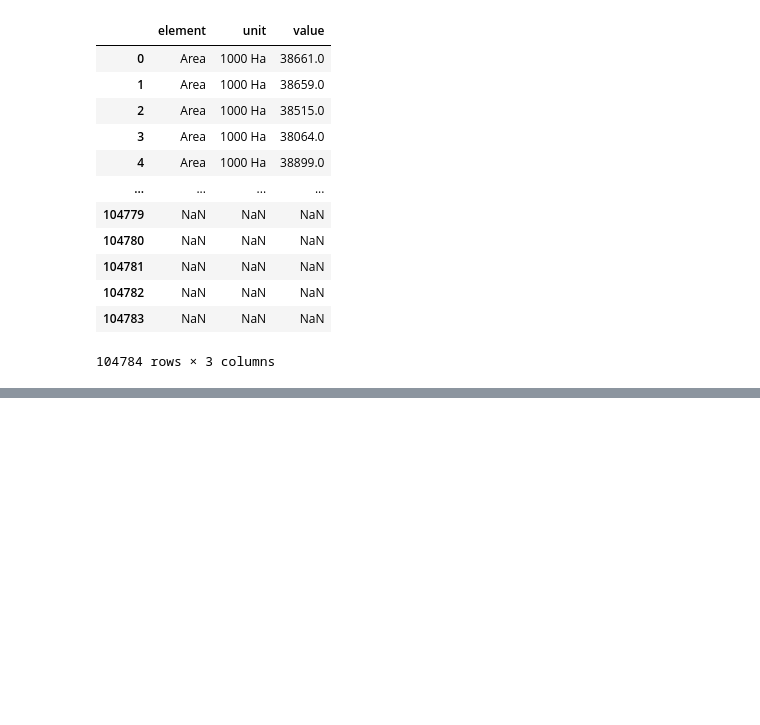
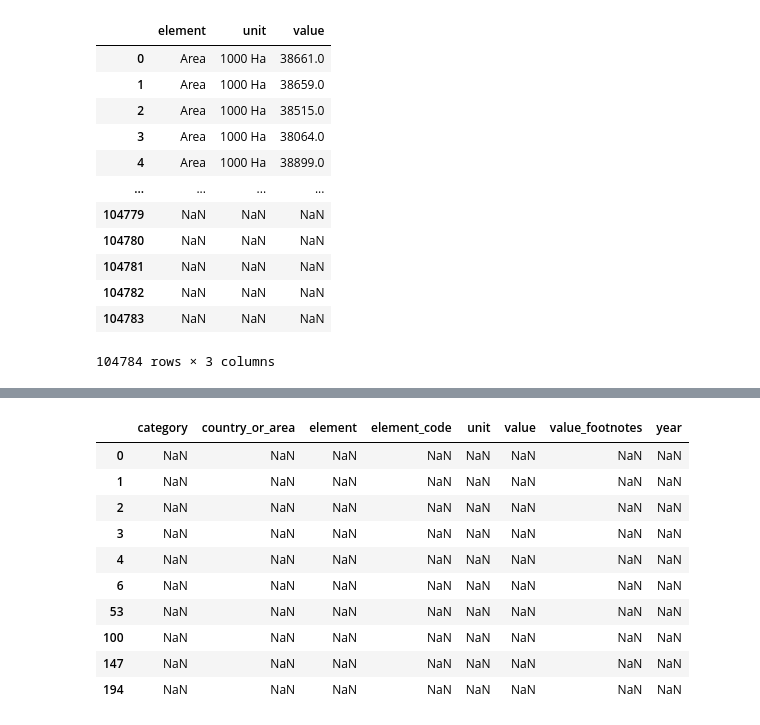
Before and after one commit to ashen007/pandas_data_analysis, a Jupyter notebook: getting started.ipynb, the cells around one changed output, grey strips where cells are left out. Saved outputs shown, nothing was run; the diff lists cells and outputs as text; code cells hidden in the pictures; blank space fills up the shorter version.

```diff
--- a/getting started.ipynb
+++ b/getting started.ipynb
@@ -275,0 +343,14 @@ TypeError: cannot do slice indexing on RangeIndex with these indexers [element_c
+# %%
+data[:5] + data_c[:5]
+# %% [output]
+|  | category | country_or_area | element | element_code | unit | value | value_footnotes | year |
+| 0 | NaN | NaN | NaN | NaN | NaN | NaN | NaN | NaN |
+| 1 | NaN | NaN | NaN | NaN | NaN | NaN | NaN | NaN |
+| 2 | NaN | NaN | NaN | NaN | NaN | NaN | NaN | NaN |
+| 3 | NaN | NaN | NaN | NaN | NaN | NaN | NaN | NaN |
+| 4 | NaN | NaN | NaN | NaN | NaN | NaN | NaN | NaN |
+| 6 | NaN | NaN | NaN | NaN | NaN | NaN | NaN | NaN |
+| 53 | NaN | NaN | NaN | NaN | NaN | NaN | NaN | NaN |
+| 100 | NaN | NaN | NaN | NaN | NaN | NaN | NaN | NaN |
+| 147 | NaN | NaN | NaN | NaN | NaN | NaN | NaN | NaN |
+| 194 | NaN | NaN | NaN | NaN | NaN | NaN | NaN | NaN |
```
Also changed, not shown: parts of 9 cells of this notebook.
